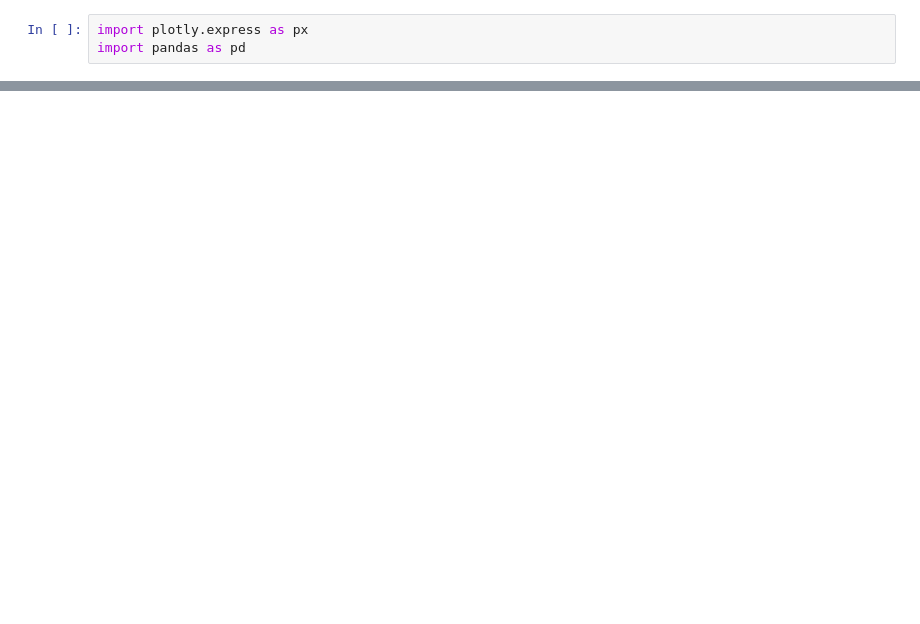
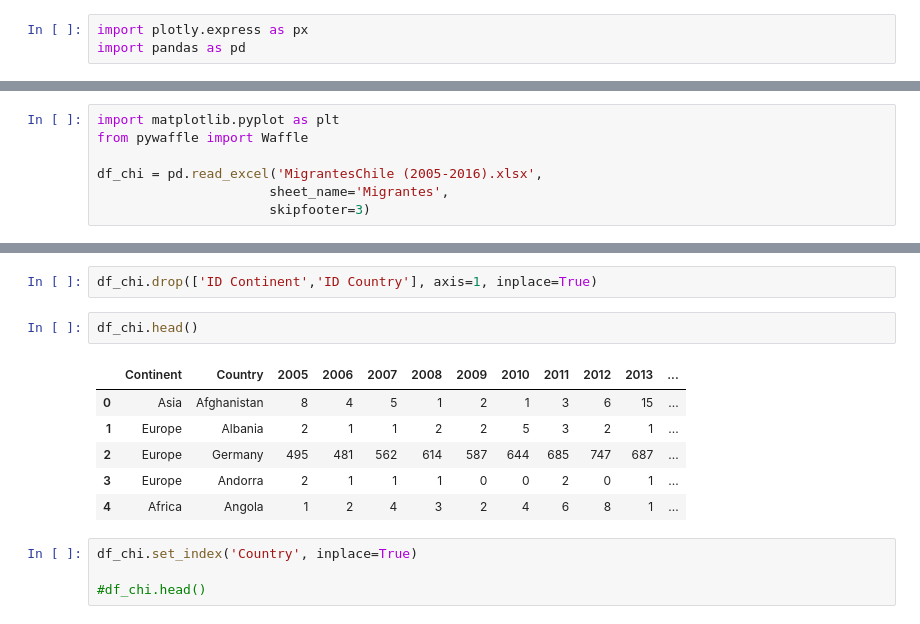
Before and after one commit to AlzZ88/Tarea2VD, a Jupyter notebook: Tarea2VD.ipynb, the cells around one changed output, grey strips where cells are left out. Drawn from its saved outputs; the diff is of its cells as text; blank space fills up the shorter version.

```diff
--- a/Tarea2VD.ipynb
+++ b/Tarea2VD.ipynb
@@ -43,0 +49,7 @@ fig.show()
+# %%
+import matplotlib.pyplot as plt
+from pywaffle import Waffle
+
+df_chi = pd.read_excel('MigrantesChile (2005-2016).xlsx',
+                      sheet_name='Migrantes',
+                      skipfooter=3)
@@ -43,0 +65,15 @@ fig.show()
+# %%
+df_chi.drop(['ID Continent','ID Country'], axis=1, inplace=True)
+# %%
+df_chi.head()
+# %% [output]
+|  | Continent | Country | 2005 | 2006 | 2007 | 2008 | 2009 | 2010 | 2011 | 2012 | 2013 | ... |
+| 0 | Asia | Afghanistan | 8 | 4 | 5 | 1 | 2 | 1 | 3 | 6 | 15 | ... |
+| 1 | Europe | Albania | 2 | 1 | 1 | 2 | 2 | 5 | 3 | 2 | 1 | ... |
+| 2 | Europe | Germany | 495 | 481 | 562 | 614 | 587 | 644 | 685 | 747 | 687 | ... |
+| 3 | Europe | Andorra | 2 | 1 | 1 | 1 | 0 | 0 | 2 | 0 | 1 | ... |
+| 4 | Africa | Angola | 1 | 2 | 4 | 3 | 2 | 4 | 6 | 8 | 1 | ... |
+# %%
+df_chi.set_index('Country', inplace=True)
+
+#df_chi.head()
```
Also changed, not shown: parts of 13 cells of this notebook, 5 other files.
